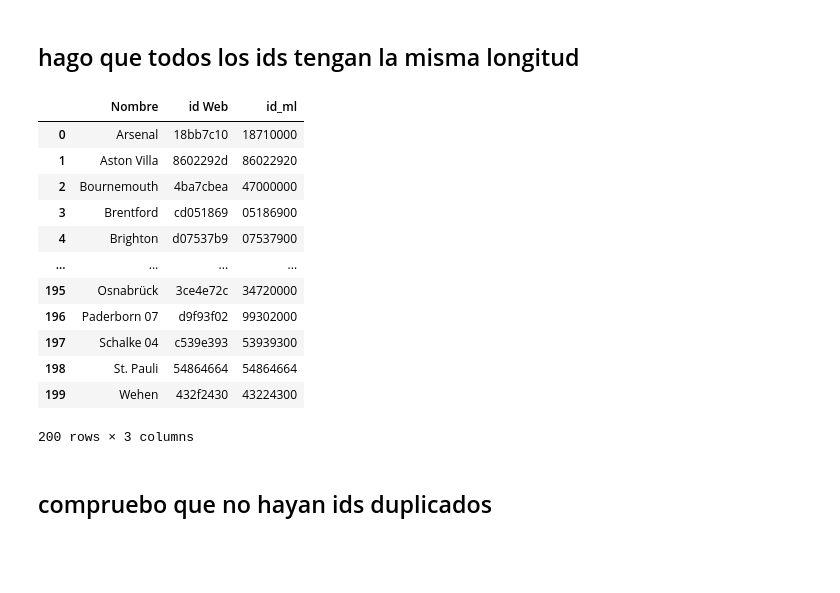
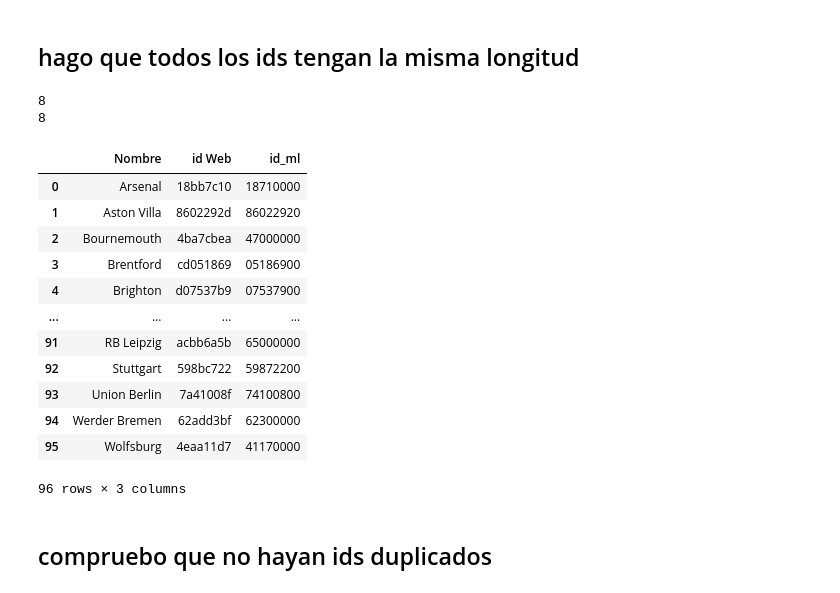
Before and after one commit to Aalg26/la_caprichosa, a Jupyter notebook: Funciones/df_equipos.ipynb, the cells around one changed output. Drawn from its saved outputs; the diff is of its cells as text; code cells hidden in the pictures; blank space fills up the shorter version.

```diff
--- a/Funciones/df_equipos.ipynb
+++ b/Funciones/df_equipos.ipynb
@@ -10,7 +10,8 @@ headers={'user-agent':'Mozilla/5.0 (Windows NT 10.0; Win64; x64) AppleWebKit/537
 ## Funcion que se encarga de tomar todos los equipos en la lista de ligas que le de y ponerlos en un df junto con sus ids en la web
 # %%
 #codigos ligas:
-paises=[9,10],[12,17],[11,18],[13,60],[20,33]
+paisesA=[9,12,11,13,20]
+PaisesB=[10,17,18,60,33]
 #0inglesa=[9,10]
 #1españolas=[12,17]
 #2italianas=[10,18]
@@ -21,18 +22,15 @@ def teams_df(ListLiguesNumbers):# ejemplo lista paises=[9,10],[12,17],[10,18],[1
     equiposall=[]               #devuelve un df
     codigosall=[]
 
-    for pais in ListLiguesNumbers:
-        print(pais)
+    for liga in ListLiguesNumbers:
 
-        for liga in pais:
-
-            print(liga)
-            url=f'https://fbref.com/es/comps/{liga}'
-            res=requests.get(url, headers=headers)
-            equipos=md.get_teams(res)
-            time.sleep(2)
-            equiposall+=equipos[0]
-            codigosall+=equipos[1]
+        print(liga)
+        url=f'https://fbref.com/es/comps/{liga}'
+        res=requests.get(url, headers=headers)
+        equipos=md.get_teams(res)
+        time.sleep(1)
+        equiposall+=equipos[0]
+        codigosall+=equipos[1]
 
     columnas=['Nombre', 'id Web']
     datos = {
@@ -75,0 +42,3 @@ equipos
+# %%
+equiposA=teams_df(paisesA)
+equiposB=teams_df(PaisesB)
@@ -76,4 +56,5 @@ equipos
 # %% [markdown]
 # Obtengo todos los umeros en las id web de los equipos y los vuelvo mis ids locales, para el ml
 # %%
-equipos['id_ml']=equipos['id Web'].apply(md.get_numbers)
+equiposA['id_ml']=equiposA['id Web'].apply(md.get_numbers)
+equiposB['id_ml']=equiposB['id Web'].apply(md.get_numbers)
@@ -96,25 +94,34 @@ equipos.drop_duplicates('id_ml')
 # %% [markdown]
 ## hago que todos los ids tengan la misma longitud
+# %%
+max_lengthA = equiposA['id_ml'].str.len().max()
+max_lengthB = equiposB['id_ml'].str.len().max()
+print(max_lengthA)
+print(max_lengthB)
+# %% [output]
+8
+8
 # %%
-max_length = equipos['id_ml'].str.len().max()
+max_length = equiposA['id_ml'].str.len().max()
 
 # Aplicar zfill para igualar la longitud
-equipos['id_ml'] = equipos['id_ml'].str.pad(width=max_length, side='right', fillchar='0')
-equipos
+equiposA['id_ml'] = equiposA['id_ml'].str.pad(width=max_length, side='right', fillchar='0')
+equiposB['id_ml'] = equiposB['id_ml'].str.pad(width=max_length, side='right', fillchar='0')
+equiposA
 # %% [output]
 |  | Nombre | id Web | id_ml |
 | 0 | Arsenal | 18bb7c10 | 18710000 |
 | 1 | Aston Villa | 8602292d | 86022920 |
 | 2 | Bournemouth | 4ba7cbea | 47000000 |
 | 3 | Brentford | cd051869 | 05186900 |
 | 4 | Brighton | d07537b9 | 07537900 |
 | ... | ... | ... | ... |
-| 195 | Osnabrück | 3ce4e72c | 34720000 |
-| 196 | Paderborn 07 | d9f93f02 | 99302000 |
-| 197 | Schalke 04 | c539e393 | 53939300 |
-| 198 | St. Pauli | 54864664 | 54864664 |
-| 199 | Wehen | 432f2430 | 43224300 |
+| 91 | RB Leipzig | acbb6a5b | 65000000 |
+| 92 | Stuttgart | 598bc722 | 59872200 |
+| 93 | Union Berlin | 7a41008f | 74100800 |
+| 94 | Werder Bremen | 62add3bf | 62300000 |
+| 95 | Wolfsburg | 4eaa11d7 | 41170000 |
-200 rows × 3 columns
+96 rows × 3 columns
 # %% [markdown]
 ## compruebo que no hayan ids duplicados
 # %%
```
Also changed, not shown: parts of 8 cells of this notebook, 7 other files.
